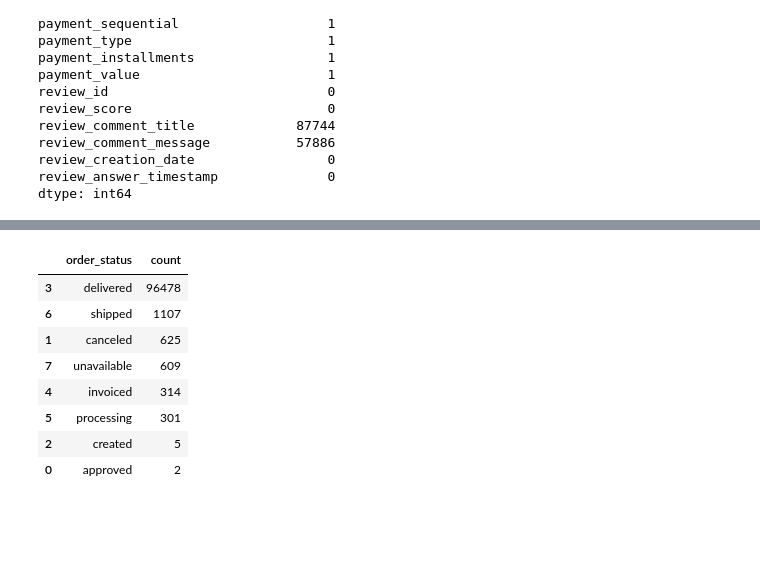
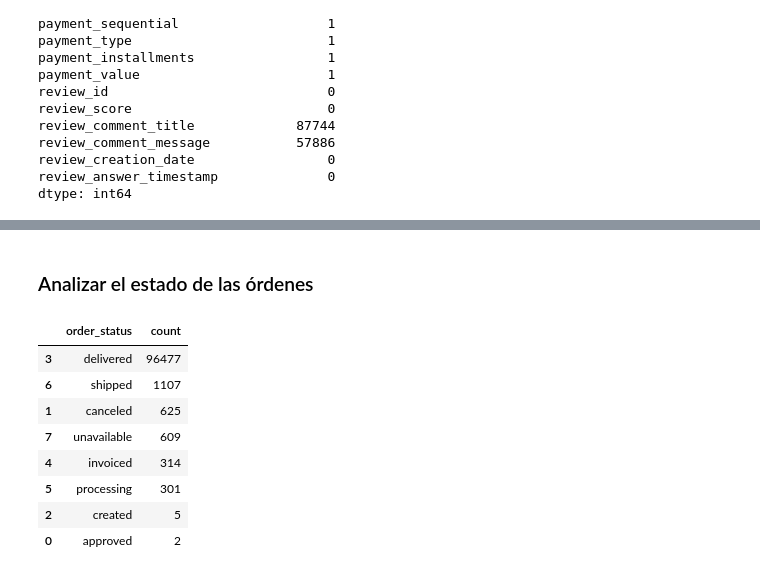
Before and after one commit to JoseEmmanuelGC/BEDU-Santander-Etapa-2, a Jupyter notebook: Modulo 2 - Procesamiento de datos con Python/Proyecto.ipynb, the cells around one changed output, grey strips where cells are left out. Cells and saved outputs as stored; diff of their text form; code cells hidden in the pictures; blank space fills up the shorter version.

```diff
--- a/Modulo 2 - Procesamiento de datos con Python/Proyecto.ipynb
+++ b/Modulo 2 - Procesamiento de datos con Python/Proyecto.ipynb
@@ -71,0 +118,17 @@ dtype: object
+# %%
+df_order_items["shipping_limit_date"] = df_order_items["shipping_limit_date"].astype('datetime64[ns]')
+df_order_reviews["review_creation_date"] = df_order_reviews["review_creation_date"].astype('datetime64[ns]')
+df_order_reviews["review_answer_timestamp"] = df_order_reviews["review_answer_timestamp"].astype('datetime64[ns]')
+df_orders["order_purchase_timestamp"] = df_orders["order_purchase_timestamp"].astype('datetime64[ns]')
+df_orders["order_approved_at"] = df_orders["order_approved_at"].astype('datetime64[ns]')
+df_orders["order_delivered_carrier_date"] = df_orders["order_delivered_carrier_date"].astype('datetime64[ns]')
+df_orders["order_delivered_customer_date"] = df_orders["order_delivered_customer_date"].astype('datetime64[ns]')
+df_orders["order_estimated_delivery_date"] = df_orders["order_estimated_delivery_date"].astype('datetime64[ns]')
+print("Order Items")
+print(df_order_items.dtypes)
+print("-------------------------")
+print("Order Reviews")
+print(df_order_reviews.dtypes)
+print("-------------------------")
+print("Orders")
+print(df_orders.dtypes)
@@ -128,5 +245,5 @@ Droppear los duplicados (por "order_id") de order_payments y de order_reviews pa
 # %%
 # Falta agregar el dataset de items
 df_orders_complete = df_orders.set_index("order_id")
-df_order_payments = df_order_payments.drop_duplicates(subset=["order_id"]).set_index("order_id")
-df_order_reviews = df_order_reviews.drop_duplicates(subset=["order_id"]).set_index("order_id")
+df_order_payments_dropped = df_order_payments.drop_duplicates(subset=["order_id"]).set_index("order_id")
+df_order_reviews_dropped = df_order_reviews.drop_duplicates(subset=["order_id"]).set_index("order_id")
@@ -133,6 +252,6 @@ df_order_reviews = df_order_reviews.drop_duplicates(subset=["order_id"]).set_ind
 # %%
-df_orders_complete = df_orders_complete.join(df_order_payments)
-df_orders_complete = df_orders_complete.join(df_order_reviews)
+df_orders_complete = df_orders_complete.join(df_order_payments_dropped)
+df_orders_complete = df_orders_complete.join(df_order_reviews_dropped)
 # %%
 df_orders_complete
 # %% [output]
@@ -173,0 +297,4 @@ dtype: int64
+# %%
+df_orders_complete = df_orders_complete.dropna(subset=["payment_sequential", "payment_type", "payment_installments", "payment_value"])
+df_orders_complete = df_orders_complete.fillna(value="")
+df_orders_complete.isna().sum()
@@ -174,9 +320,11 @@ dtype: int64
+# %% [markdown]
+### Analizar el estado de las órdenes
 # %%
-# Ver el estado de la entrega
-df_orders_complete.groupby(["order_status"]).size().reset_index(name='count').sort_values(by="count", ascending=False)
+order_status_count = df_orders_complete.groupby(["order_status"]).size().reset_index(name='count').sort_values(by="count", ascending=False)
+order_status_count
 # %% [output]
 |  | order_status | count |
-| 3 | delivered | 96478 |
+| 3 | delivered | 96477 |
 | 6 | shipped | 1107 |
 | 1 | canceled | 625 |
 | 7 | unavailable | 609 |
```
Also changed, not shown: parts of 31 cells of this notebook.
